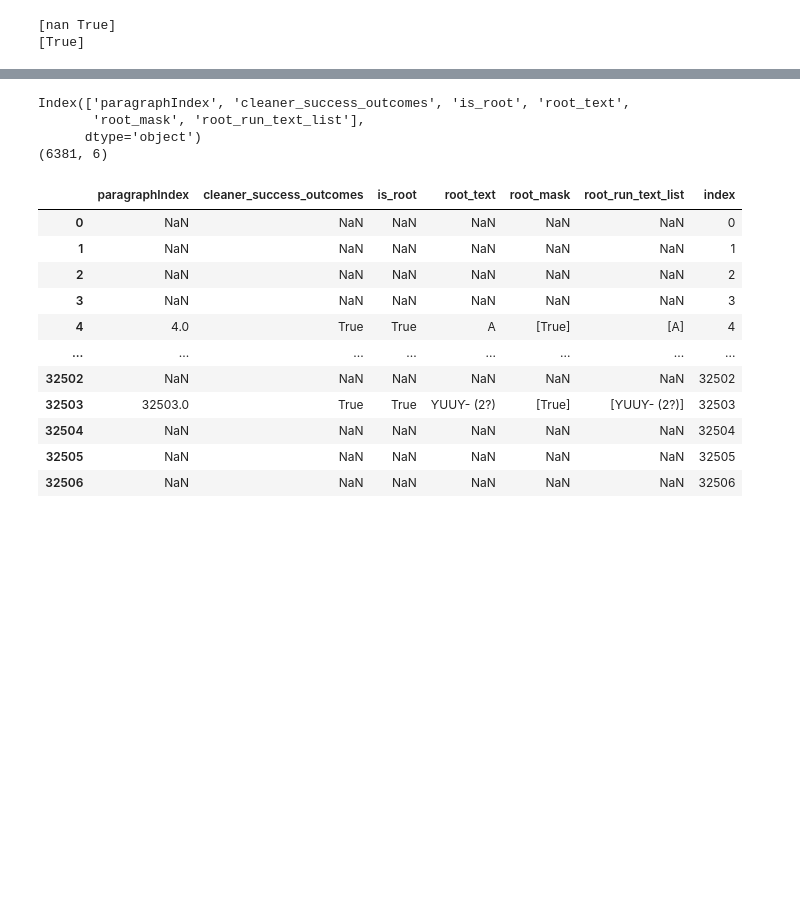
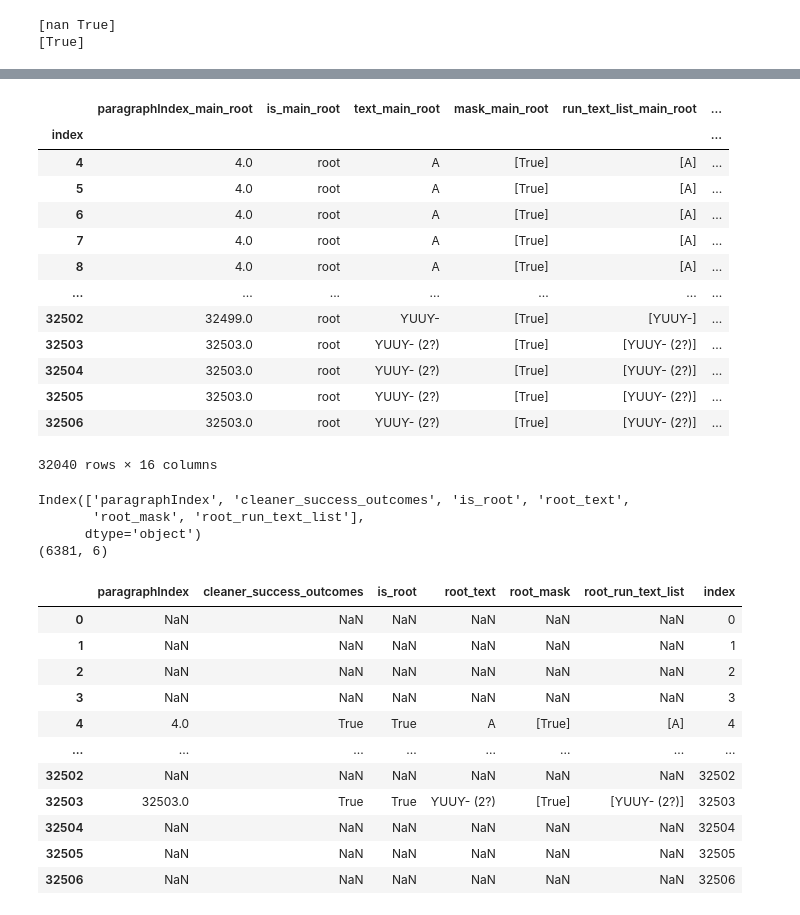
Before and after one commit to Guinean/Pular-Wordnet, a Jupyter notebook: pydantic_dictionary_frame_fork.ipynb, the cells around one changed output, grey strips where cells are left out. Saved outputs shown, nothing was run; the diff lists cells and outputs as text; code cells hidden in the pictures; blank space fills up the shorter version.

Commit message:
completed dataframe-based ffil inheritance of nested relationship. Now have output needed for pydantic_dictionary class validation work

```diff
--- a/pydantic_dictionary_frame_fork.ipynb
+++ b/pydantic_dictionary_frame_fork.ipynb
@@ -134,0 +82,17 @@ combined_roots = root_parent.combine_first(rootsubpieceFrame[['paragraphIndex','
+# %%
+all_entity_identity_frame = rootFrame[['is']].merge(rootsubpieceFrame[['is']],how='outer', on='index').merge(lemmaFrame[['is']],how='outer',on='index')
+all_entity_identity_frame.columns = ['is_root', 'is_root_subpiece','is_lemma']
+
+# rootFrame contains the permitted parents for subroots.
+# print(rootFrame)
+rootFrame['is']='root'
+root_parent = rootFrame.copy()
+#next the frame of permitted parents for lemmas is created by combining/overlaying roots and subroots
+rootsubpieceFrame['is'] = 'root_subpiece'
+any_roots = root_parent.combine_first(rootsubpieceFrame)
+
+#finally create the permitted parents of paragraphs (though we will want to examine any paragraphs subordinate directly to a root. These may indicate some datacleaning is needed, or may need to be removed entirely)
+lemmaFrame['is'] = 'lemma'
+anyEntityFrame = any_roots.combine_first(lemmaFrame)
+
+anyEntityFrame.sample(10)
@@ -135,3 +135,53 @@ combined_roots = root_parent.combine_first(rootsubpieceFrame[['paragraphIndex','
+# %%
+#subroot-parent columns -> merged with <- lemma-parents columns
+entityInheritanceFrame = root_parent.merge(any_roots, on='index',how ='outer',suffixes=['_main_root',''],sort=True, validate='one_to_one')
+
+#'subroot-parent' and 'lemma-parent' columns -> merged with <- 'paragraph-parents' columns
+entityInheritanceFrame = entityInheritanceFrame.merge(anyEntityFrame, on='index',how ='outer',suffixes=['_any_root','_any_entity'],sort=True, validate='one_to_one')
+
+#before forward-fill, but we want to remove "non-paragraph" rows from our data (if present), since we don't care about empty paragraphs as children to our 'parents' (remembering that empty paragraphs are all np.nan)
+#this should have no np.nan values in the final paragraph-parents column, but lets check before we accidentally hide the evidence
+# print(entityInheritanceFrame.shape) >>> (15266, 12)
+entityInheritanceFrame = entityInheritanceFrame.dropna(subset=['paragraphIndex_any_entity'])
+# print(entityInheritanceFrame.shape) >>> (15266, 12)
+
+#forward-fill np.nan values in the whole dataframe
+entityInheritanceFrame = entityInheritanceFrame.fillna(method = 'ffill') #this can be skipped here, as it is redundant, but its a valuable midway point, and informative to review and check our assumptions
+
+#'subroot-parent' and 'lemma-parent' and 'paragraph-parents' columns -> merged with <- 'paragraphs' columns
+#note the 'paragraphs' paraFrame contains valid and invalid paragraphs, like the cleaner-output frame we dealt with above.
+#it specifically only contains the indexes of paragraphs that are valid AND did not contain on of the entities we've been dealing with (roots, subroots, lemmas)
+nan_free_paraFrame = nonentityParaFrame.dropna() #this will remove all non-paragraph records
+allParagraphsInheritanceFrame = entityInheritanceFrame.merge(nan_free_paraFrame, on='index',how ='outer',suffixes=['','_paragraphs'],sort=True, validate='one_to_one')
+#since we dropped np.nan values above, the only nan values should be introduced by the paragraph merge. Where present in the paragraph columns, these will be the declaration columns of the lemmas and roots.
+#to solve that we will forwardfill all columns BUT the new paragraphIndex column, which will fill in the parents for the new paragraphs.
+allParagraphsInheritanceFrame.loc[:,entityInheritanceFrame.columns] = allParagraphsInheritanceFrame.loc[:,entityInheritanceFrame.columns].fillna(method = 'ffill')
+
+#here, we can choose to dropna in the dataframe, which will remove all records that do not have a child paragraph in them.
+#this will be necessary for creating records to match to the wordnet, since the paragraphs will be our glosses we need.
+#however, any record that has a lemma, but does not have paragraphs still has valuable information, so we don't want to discard these completely, we just can't use them directly to search the wordnet.
+
+# identify_condition = partial(lambda x: bool(re.match('is_',x)))
+# subroot_condition = partial(lambda x: bool(re.search('_root_subpiece',x)) or bool(re.search('_anyroot',x)))
+
+# entityInheritanceFrame
+allParagraphsInheritanceFrame
+#TODO break oneliners out, break roots out of those, check numbers with other checks
+# %% [output]
+|  | paragraphIndex_main_root | is_main_root | text_main_root | mask_main_root | run_text_list_main_root | ... |
+| index |  |  |  |  |  | ... |
+| 4 | 4.0 | root | A | [True] | [A] | ... |
+| 5 | 4.0 | root | A | [True] | [A] | ... |
+| 6 | 4.0 | root | A | [True] | [A] | ... |
+| 7 | 4.0 | root | A | [True] | [A] | ... |
+| 8 | 4.0 | root | A | [True] | [A] | ... |
+| ... | ... | ... | ... | ... | ... | ... |
+| 32502 | 32499.0 | root | ƳUUƳ- | [True] | [ƳUUƳ-] | ... |
+| 32503 | 32503.0 | root | ƳUUƳ- (2?) | [True] | [ƳUUƳ- (2?)] | ... |
+| 32504 | 32503.0 | root | ƳUUƳ- (2?) | [True] | [ƳUUƳ- (2?)] | ... |
+| 32505 | 32503.0 | root | ƳUUƳ- (2?) | [True] | [ƳUUƳ- (2?)] | ... |
+| 32506 | 32503.0 | root | ƳUUƳ- (2?) | [True] | [ƳUUƳ- (2?)] | ... |
+32040 rows × 16 columns
 # %%
 # print(rootFrame.head())
 print(rootFrame.columns)
```
Also changed, not shown: parts of 5 cells of this notebook, 1 other file.
